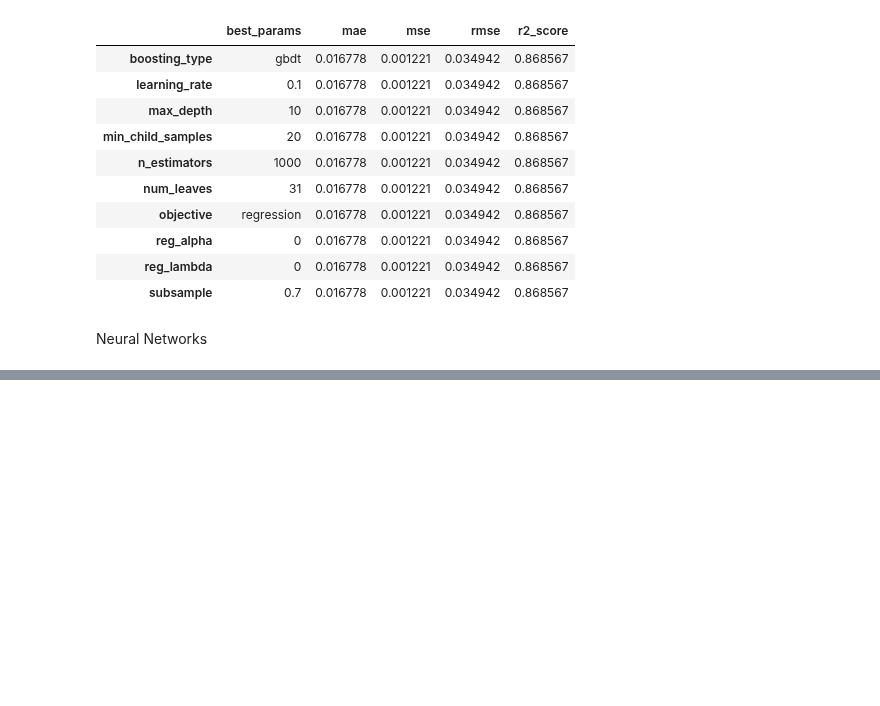
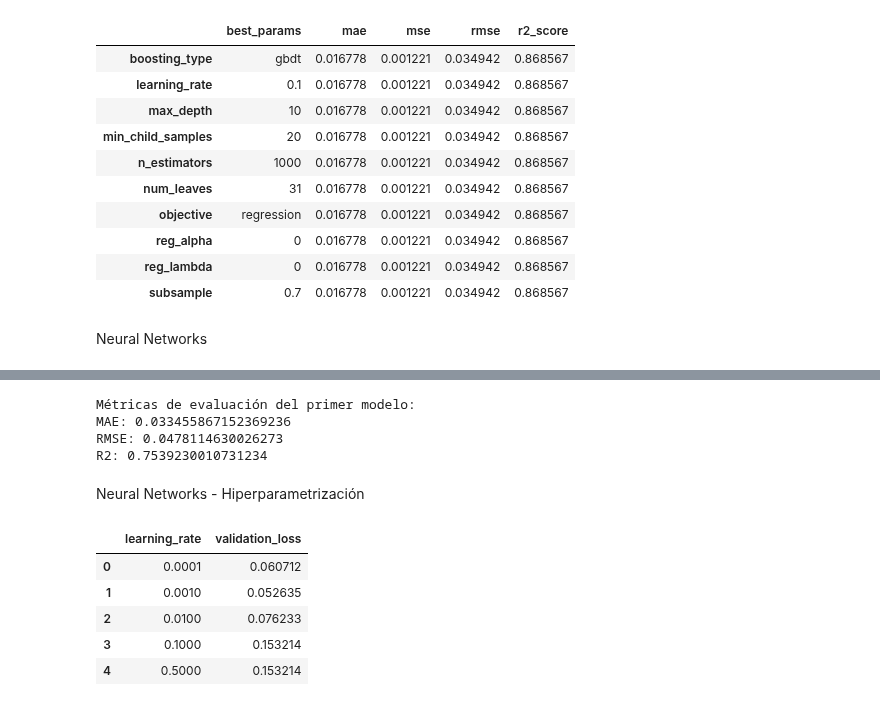
Before and after one commit to DiogoBernardoPT/Proyecto-Final-Bootcamp---Dream-Team, a Jupyter notebook: Fase 6 - Machine_Learning.ipynb, the cells around one changed output, grey strips where cells are left out. Cells and saved outputs as stored; diff of their text form; code cells hidden in the pictures; blank space fills up the shorter version.

Commit message:
added neural networks to Fase 6 - ML. Updated code for 1st and 2nd model - Now with epochs graphic to track loss

```diff
--- a/Fase 6 - Machine_Learning.ipynb
+++ b/Fase 6 - Machine_Learning.ipynb
@@ -370,0 +358,72 @@ fig.show()
+# %%
+# Metricas
+def calculate_metrics(y_real, y_pred):
+    mae = mean_absolute_error(y_real, y_pred)
+    rmse = np.sqrt(mean_squared_error(y_real, y_pred))
+    r2 = r2_score(y_real, y_pred)
+    return mae, rmse, r2
+
+mae, rmse, r2 = calculate_metrics(y_test, predictions.ravel())
+
+print("Métricas de evaluación del primer modelo:")
+print(f"MAE: {mae}")
+print(f"RMSE: {rmse}")
+print(f"R2: {r2}")
+# %% [output]
+Métricas de evaluación del primer modelo:
+MAE: 0.033455867152369236
+RMSE: 0.0478114630026273
+R2: 0.7539230010731234
+# %% [markdown]
+Neural Networks - Hiperparametrización
+# %%
+# Definir learning rates para probar
+learning_rates = [0.0001, 0.001, 0.01, 0.1, 0.5]
+
+early_stopping = EarlyStopping(
+    monitor="val_loss",  # Monitorar la pierda en la validación
+    patience=3,          # Número de epochs sin mejora antes de parar
+    restore_best_weights=True  # Restaurar los pesos del mejor epoch
+)
+
+# Lista para almacenar los resultados
+results_lr = []
+
+# Loop para entrenar el modelo con diferentes learning rates
+for lr in learning_rates:
+    model = Sequential([
+    Input(shape=(X_train.shape[1],)),
+    Dense(units=128, activation='relu'),
+    Dense(units=64, activation='relu'),
+    Dense(units=32, activation='relu'),
+    Dense(units=8, activation='relu')
+])
+
+    # Compilar el modelo con el learning rate actual
+    model.compile(optimizer=Adam(learning_rate=lr), loss='mean_absolute_error')
+
+    # Entrenar el modelo (con pocas epochs para pruebas rápidas)
+    history = model.fit(
+        X_train, y_train,
+        validation_split=0.2,
+        epochs=10,
+        batch_size=32,
+        callbacks=[early_stopping],
+        verbose=0  # Silenciar la salida para facilitar la lectura
+    )
+
+    results_lr.append({
+        "learning_rate": lr,
+        "validation_loss": history.history["val_loss"][-1]
+    })
+
+# Crear un DataFrame con los resultados
+results_lr = pd.DataFrame(results_lr)
+results_lr
+# %% [output]
+|  | learning_rate | validation_loss |
+| 0 | 0.0001 | 0.060712 |
+| 1 | 0.0010 | 0.052635 |
+| 2 | 0.0100 | 0.076233 |
+| 3 | 0.1000 | 0.153214 |
+| 4 | 0.5000 | 0.153214 |
```
Also changed, not shown: parts of 13 cells of this notebook.
